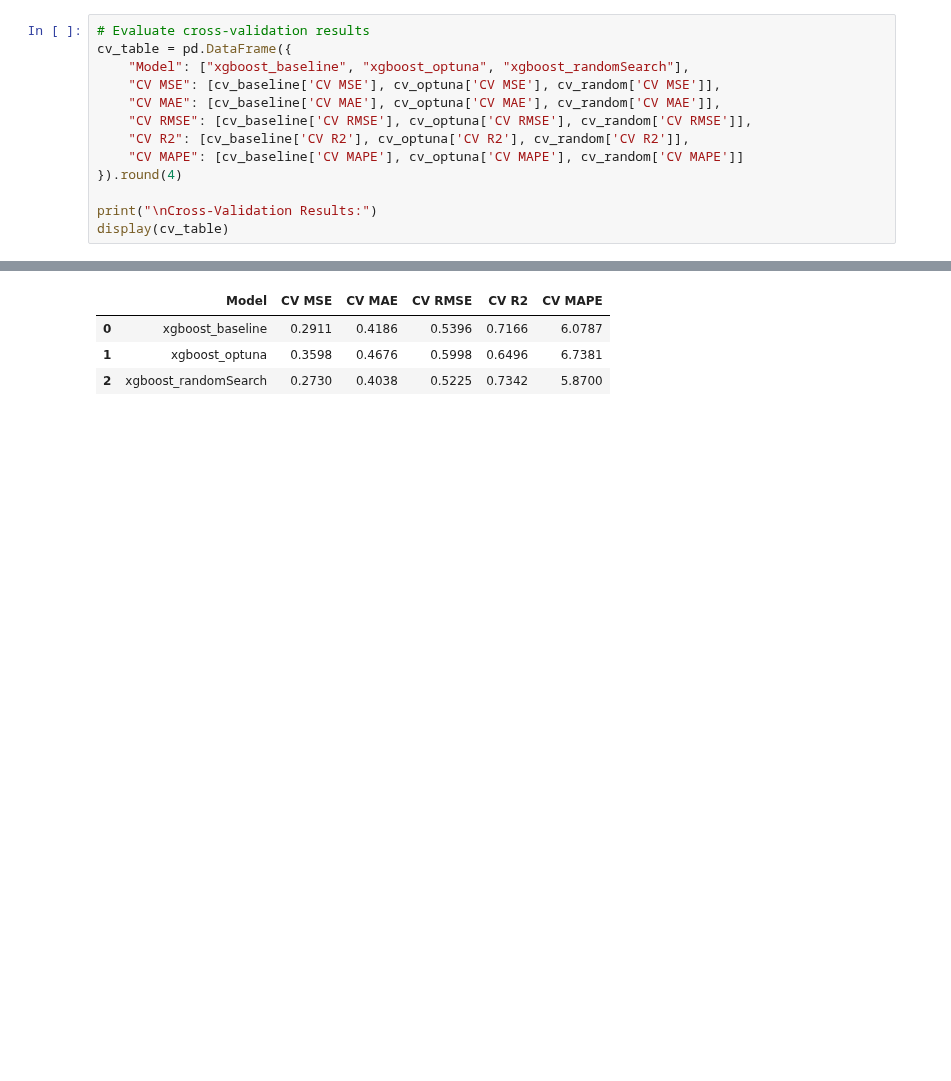
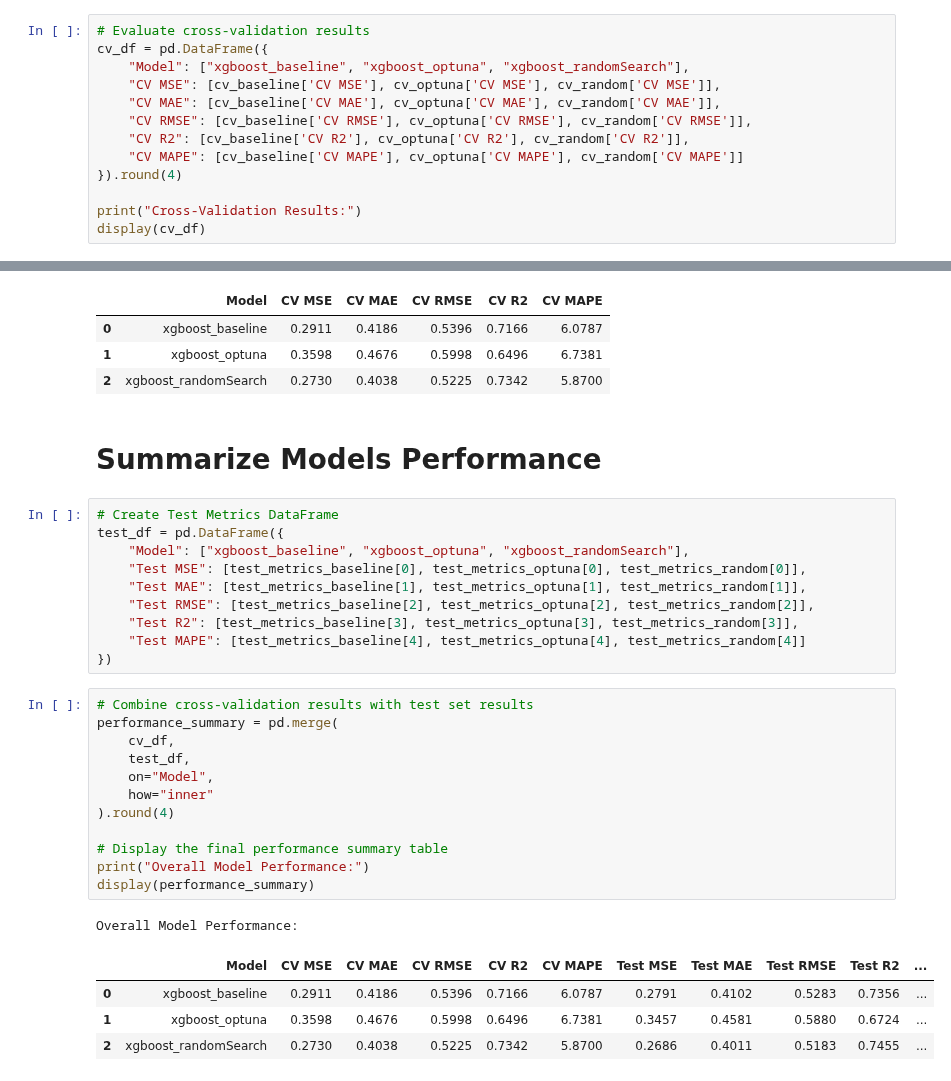
Before and after one commit to tshihab07/Super-Market-Sales-Forecasting, a Jupyter notebook: notebookes/model_XGBoost.ipynb, the cells around one changed output, grey strips where cells are left out. Drawn from its saved outputs; the diff is of its cells as text; blank space fills up the shorter version.

Commit message:
feat: summarize models performance

```diff
--- a/notebookes/model_XGBoost.ipynb
+++ b/notebookes/model_XGBoost.ipynb
@@ -293,7 +293,7 @@ cv_optuna = Evaluator.cv_evaluate(optuna_model, x_train, y_train, cv)
 cv_random = Evaluator.cv_evaluate(randomSearch_model, x_train, y_train, cv)
 # %%
 # Evaluate cross-validation results
-cv_table = pd.DataFrame({
+cv_df = pd.DataFrame({
     "Model": ["xgboost_baseline", "xgboost_optuna", "xgboost_randomSearch"],
     "CV MSE": [cv_baseline['CV MSE'], cv_optuna['CV MSE'], cv_random['CV MSE']],
     "CV MAE": [cv_baseline['CV MAE'], cv_optuna['CV MAE'], cv_random['CV MAE']],
@@ -302,11 +302,41 @@ cv_table = pd.DataFrame({
     "CV MAPE": [cv_baseline['CV MAPE'], cv_optuna['CV MAPE'], cv_random['CV MAPE']]
 }).round(4)
 
-print("\nCross-Validation Results:")
-display(cv_table)
+print("Cross-Validation Results:")
+display(cv_df)
 # %% [output]
 Cross-Validation Results:
 |  | Model | CV MSE | CV MAE | CV RMSE | CV R2 | CV MAPE |
 | 0 | xgboost_baseline | 0.2911 | 0.4186 | 0.5396 | 0.7166 | 6.0787 |
 | 1 | xgboost_optuna | 0.3598 | 0.4676 | 0.5998 | 0.6496 | 6.7381 |
 | 2 | xgboost_randomSearch | 0.2730 | 0.4038 | 0.5225 | 0.7342 | 5.8700 |
+# %% [markdown]
+# Summarize Models Performance
+# %%
+# Create Test Metrics DataFrame
+test_df = pd.DataFrame({
+    "Model": ["xgboost_baseline", "xgboost_optuna", "xgboost_randomSearch"],
+    "Test MSE": [test_metrics_baseline[0], test_metrics_optuna[0], test_metrics_random[0]],
+    "Test MAE": [test_metrics_baseline[1], test_metrics_optuna[1], test_metrics_random[1]],
+    "Test RMSE": [test_metrics_baseline[2], test_metrics_optuna[2], test_metrics_random[2]],
+    "Test R2": [test_metrics_baseline[3], test_metrics_optuna[3], test_metrics_random[3]],
+    "Test MAPE": [test_metrics_baseline[4], test_metrics_optuna[4], test_metrics_random[4]]
+})
+# %%
+# Combine cross-validation results with test set results
+performance_summary = pd.merge(
+    cv_df,
+    test_df,
+    on="Model",
+    how="inner"
+).round(4)
+
+# Display the final performance summary table
+print("Overall Model Performance:")
+display(performance_summary)
+# %% [output]
+Overall Model Performance:
+|  | Model | CV MSE | CV MAE | CV RMSE | CV R2 | CV MAPE | Test MSE | Test MAE | Test RMSE | Test R2 | ... |
+| 0 | xgboost_baseline | 0.2911 | 0.4186 | 0.5396 | 0.7166 | 6.0787 | 0.2791 | 0.4102 | 0.5283 | 0.7356 | ... |
+| 1 | xgboost_optuna | 0.3598 | 0.4676 | 0.5998 | 0.6496 | 6.7381 | 0.3457 | 0.4581 | 0.5880 | 0.6724 | ... |
+| 2 | xgboost_randomSearch | 0.2730 | 0.4038 | 0.5225 | 0.7342 | 5.8700 | 0.2686 | 0.4011 | 0.5183 | 0.7455 | ... |
```
